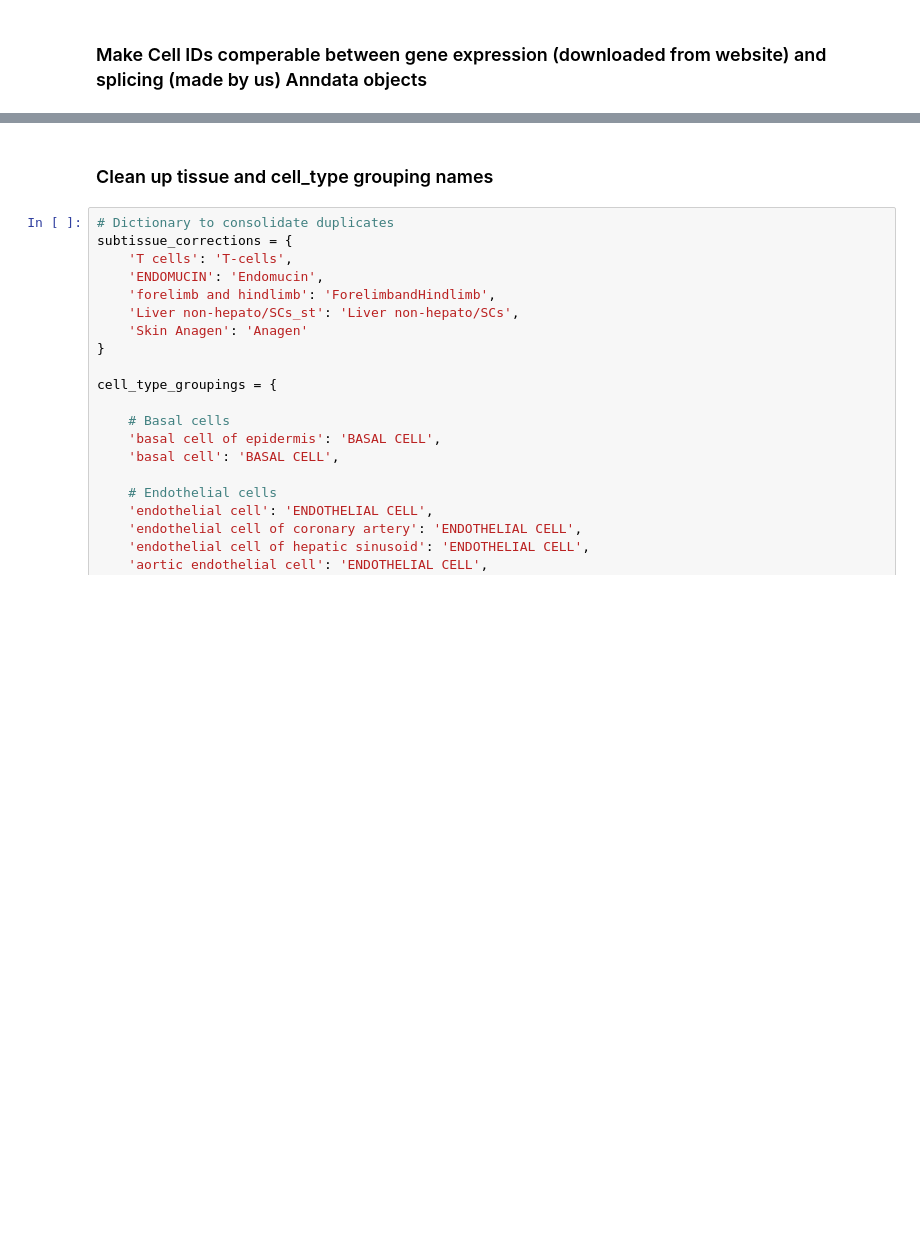
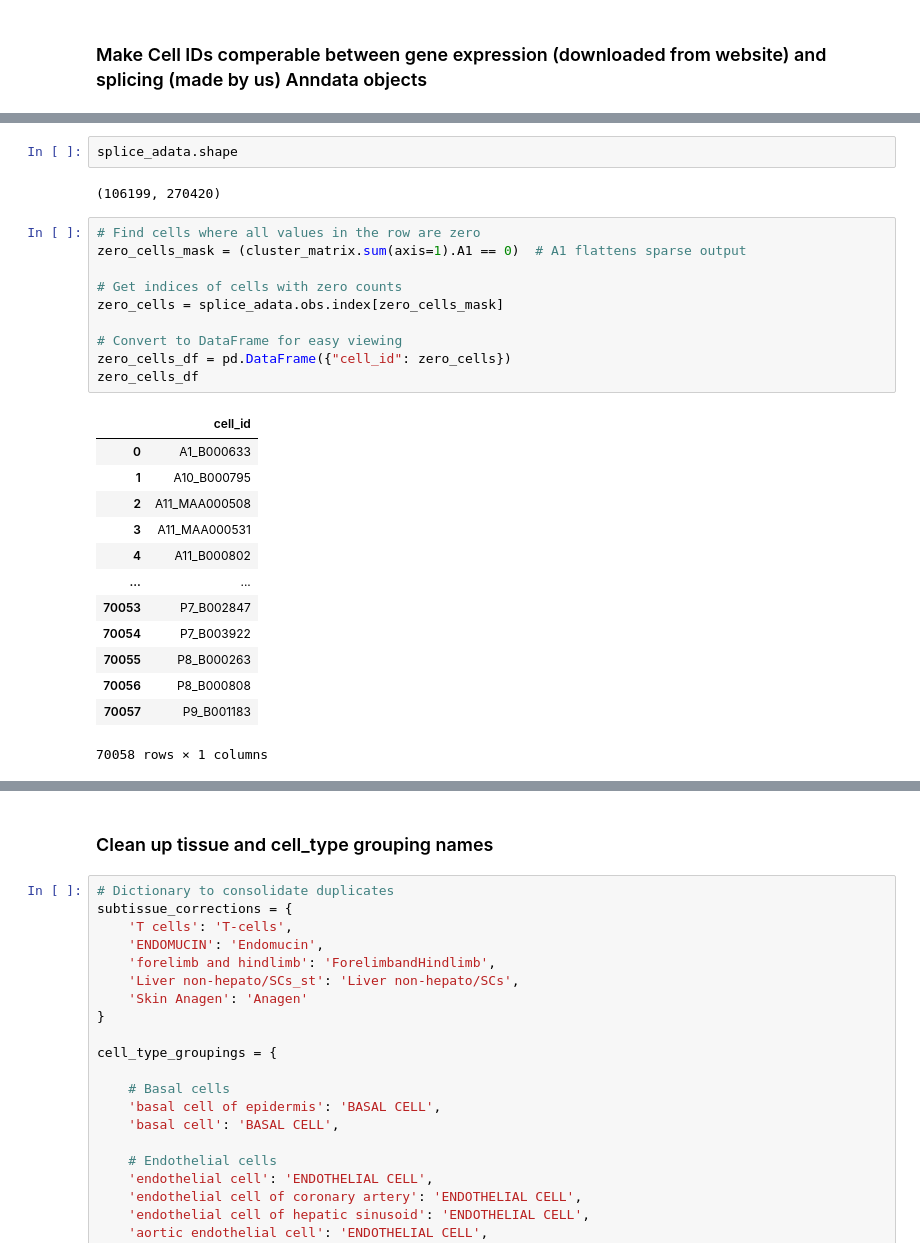
Before and after one commit to daklab/Leaflet-analysis, a Jupyter notebook: TabulaSenis/LeafletFA_analysis/01_prep_initialized_AnnData.ipynb, the cells around one changed output, grey strips where cells are left out. Saved outputs shown, nothing was run; the diff lists cells and outputs as text; blank space fills up the shorter version.

```diff
--- a/TabulaSenis/LeafletFA_analysis/01_prep_initialized_AnnData.ipynb
+++ b/TabulaSenis/LeafletFA_analysis/01_prep_initialized_AnnData.ipynb
@@ -149,0 +197,28 @@ print(splice_adata.shape)
+# %%
+splice_adata.shape
+# %% [output]
+(106199, 270420)
+# %%
+# Find cells where all values in the row are zero
+zero_cells_mask = (cluster_matrix.sum(axis=1).A1 == 0)  # A1 flattens sparse output
+
+# Get indices of cells with zero counts
+zero_cells = splice_adata.obs.index[zero_cells_mask]
+
+# Convert to DataFrame for easy viewing
+zero_cells_df = pd.DataFrame({"cell_id": zero_cells})
+zero_cells_df
+# %% [output]
+|  | cell_id |
+| 0 | A1_B000633 |
+| 1 | A10_B000795 |
+| 2 | A11_MAA000508 |
+| 3 | A11_MAA000531 |
+| 4 | A11_B000802 |
+| ... | ... |
+| 70053 | P7_B002847 |
+| 70054 | P7_B003922 |
+| 70055 | P8_B000263 |
+| 70056 | P8_B000808 |
+| 70057 | P9_B001183 |
+70058 rows × 1 columns
```
Also changed, not shown: parts of 52 cells of this notebook, 4 other files.
